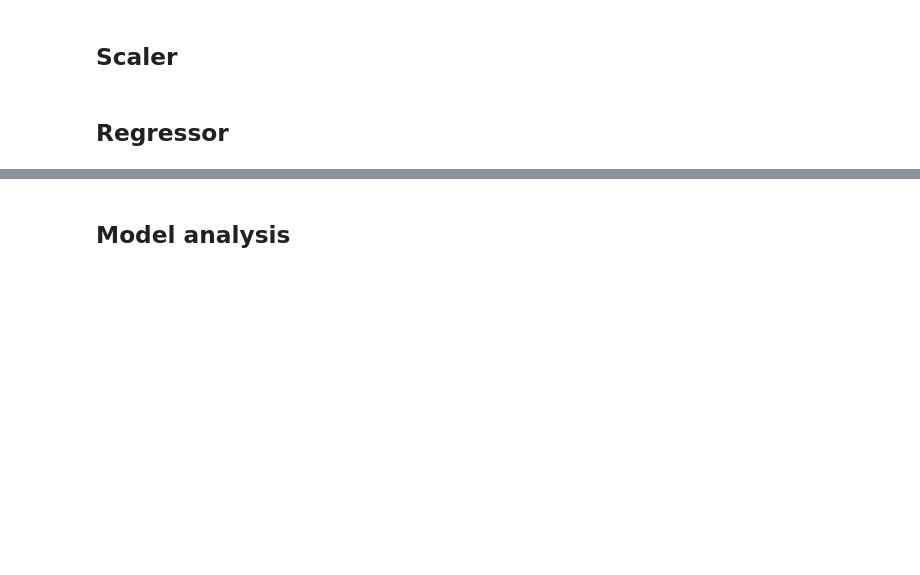
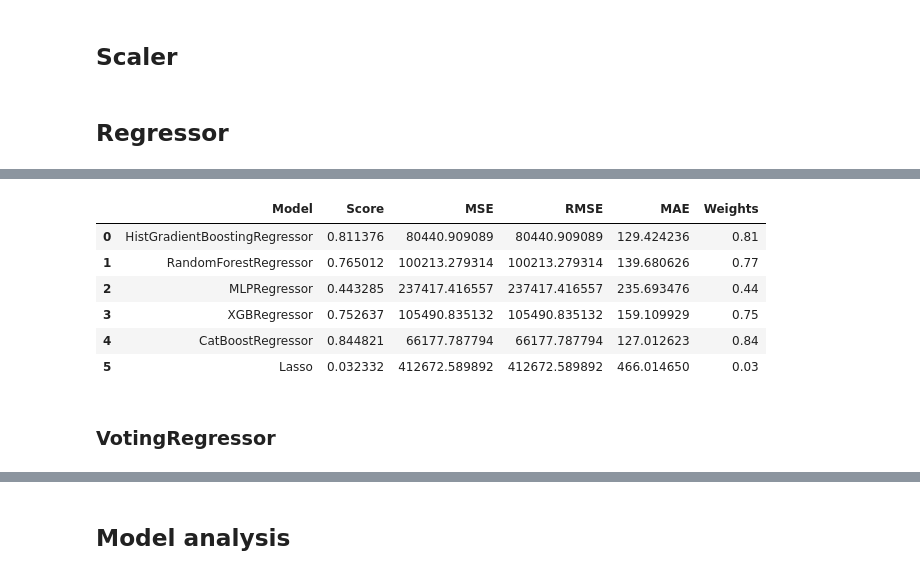
Before and after one commit to kohlicekjan/forecasting-beer-sales-ml, a Jupyter notebook: main.ipynb, the cells around one changed output, grey strips where cells are left out. Saved outputs shown, nothing was run; the diff lists cells and outputs as text; code cells hidden in the pictures; blank space fills up the shorter version.

```diff
--- a/main.ipynb
+++ b/main.ipynb
@@ -495,0 +475,2 @@ vr = VotingRegressor(estimators=estimators,weights=model_df.Inverse_Weights.valu
+# %%
+cbModel = CatBoostRegressor(learning_rate=0.1, eval_metric='RMSE', verbose=0)
@@ -495,0 +504,31 @@ vr = VotingRegressor(estimators=estimators,weights=model_df.Inverse_Weights.valu
+# %%
+estimators = []
+result_models = pd.DataFrame(columns=['Model', 'Score', 'MSE', 'RMSE', 'MAE'])
+
+for reg_model in regression_models:
+
+    reg_model.fit(X_train, y_train.values.ravel())
+    y_pred = reg_model.predict(X_test)
+
+    model_name = type(reg_model).__name__
+    score = r2_score(y_test, y_pred)
+    mse = mean_squared_error(y_test, y_pred)
+    rmse = mean_squared_error(y_test, y_pred)
+    mae = mean_absolute_error(y_test, y_pred)
+
+    result_models.loc[len(result_models.index)] = [model_name, score, mse, rmse, mae]
+
+    estimators.append((model_name, reg_model))
+# %%
+result_models["Weights"] = result_models['Score'].map(lambda x: round(x, 2))
+result_models
+# %% [output]
+|  | Model | Score | MSE | RMSE | MAE | Weights |
+| 0 | HistGradientBoostingRegressor | 0.811376 | 80440.909089 | 80440.909089 | 129.424236 | 0.81 |
+| 1 | RandomForestRegressor | 0.765012 | 100213.279314 | 100213.279314 | 139.680626 | 0.77 |
+| 2 | MLPRegressor | 0.443285 | 237417.416557 | 237417.416557 | 235.693476 | 0.44 |
+| 3 | XGBRegressor | 0.752637 | 105490.835132 | 105490.835132 | 159.109929 | 0.75 |
+| 4 | CatBoostRegressor | 0.844821 | 66177.787794 | 66177.787794 | 127.012623 | 0.84 |
+| 5 | Lasso | 0.032332 | 412672.589892 | 412672.589892 | 466.014650 | 0.03 |
+# %% [markdown]
+### VotingRegressor
```
Also changed, not shown: parts of 25 cells of this notebook, 6 other files.
